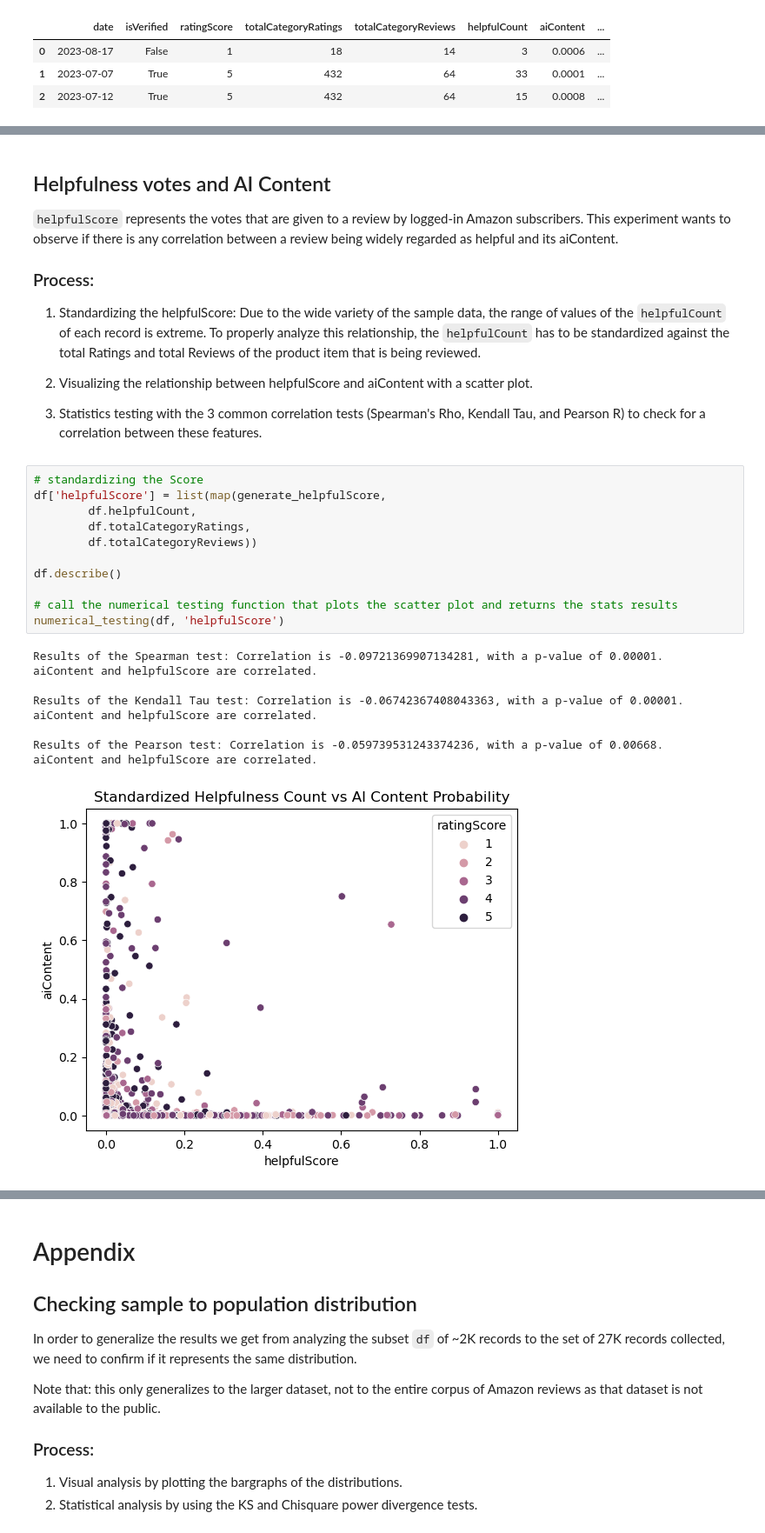
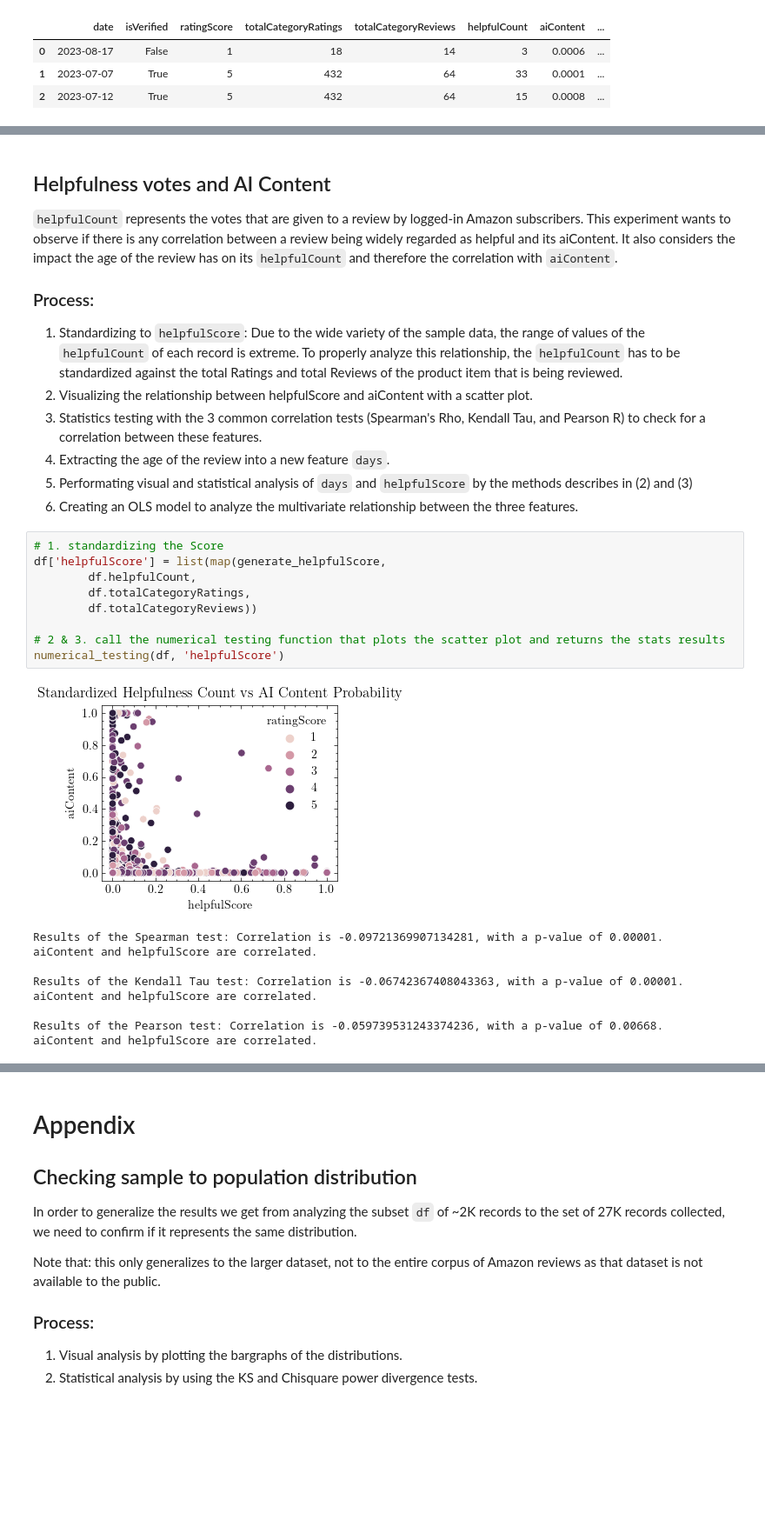
Before and after one commit to OriginalityAI/Amazon-reviews-study, a Jupyter notebook: Study - AI Content in Amazon Reviews.ipynb, the cells around one changed output, grey strips where cells are left out. Shown at 87% size. Cells and saved outputs as stored; diff of their text form; blank space fills up the shorter version.

Commit message:
updated experiments with new trend analysis

```diff
--- a/Study - AI Content in Amazon Reviews.ipynb
+++ b/Study - AI Content in Amazon Reviews.ipynb
@@ -118,27 +112,27 @@ aiContent and ratingScore are correlated.
 # %% [markdown]
 ## Helpfulness votes and AI Content
 
-`helpfulScore` represents the votes that are given to a review by logged-in Amazon subscribers. This experiment wants to observe if there is any correlation between a review being widely regarded as helpful and its aiContent.
+`helpfulCount` represents the votes that are given to a review by logged-in Amazon subscribers. This experiment wants to observe if there is any correlation between a review being widely regarded as helpful and its aiContent. It also considers the impact the age of the review has on its `helpfulCount` and therefore the correlation with `aiContent`.
 
 ### Process:
 
-1. Standardizing the helpfulScore: Due to the wide variety of the sample data, the range of values of the `helpfulCount` of each record is extreme. To properly analyze this relationship, the `helpfulCount` has to be standardized against the total Ratings and total Reviews of the product item that is being reviewed.
-
+1. Standardizing to `helpfulScore`: Due to the wide variety of the sample data, the range of values of the `helpfulCount` of each record is extreme. To properly analyze this relationship, the `helpfulCount` has to be standardized against the total Ratings and total Reviews of the product item that is being reviewed.
 2. Visualizing the relationship between helpfulScore and aiContent with a scatter plot.
-
 3. Statistics testing with the 3 common correlation tests (Spearman's Rho, Kendall Tau, and Pearson R) to check for a correlation between these features.
+4. Extracting the age of the review into a new feature `days`.
+5. Performating visual and statistical analysis of `days` and `helpfulScore` by the methods describes in (2) and (3)
+6. Creating an OLS model to analyze the multivariate relationship between the three features.
 # %%
-# standardizing the Score
+# 1. standardizing the Score
 df['helpfulScore'] = list(map(generate_helpfulScore,
         df.helpfulCount,
         df.totalCategoryRatings,
         df.totalCategoryReviews))
 
-df.describe()
-
-# call the numerical testing function that plots the scatter plot and returns the stats results
+# 2 & 3. call the numerical testing function that plots the scatter plot and returns the stats results
 numerical_testing(df, 'helpfulScore')
 # %% [output]
+[figure, new version]
 Results of the Spearman test: Correlation is -0.09721369907134281, with a p-value of 0.00001.
 aiContent and helpfulScore are correlated.
 
@@ -147,4 +141,3 @@ aiContent and helpfulScore are correlated.
 
 Results of the Pearson test: Correlation is -0.059739531243374236, with a p-value of 0.00668.
 aiContent and helpfulScore are correlated.
-[figure, old version]
```
Also changed, not shown: parts of 25 cells of this notebook, 2 other files.
